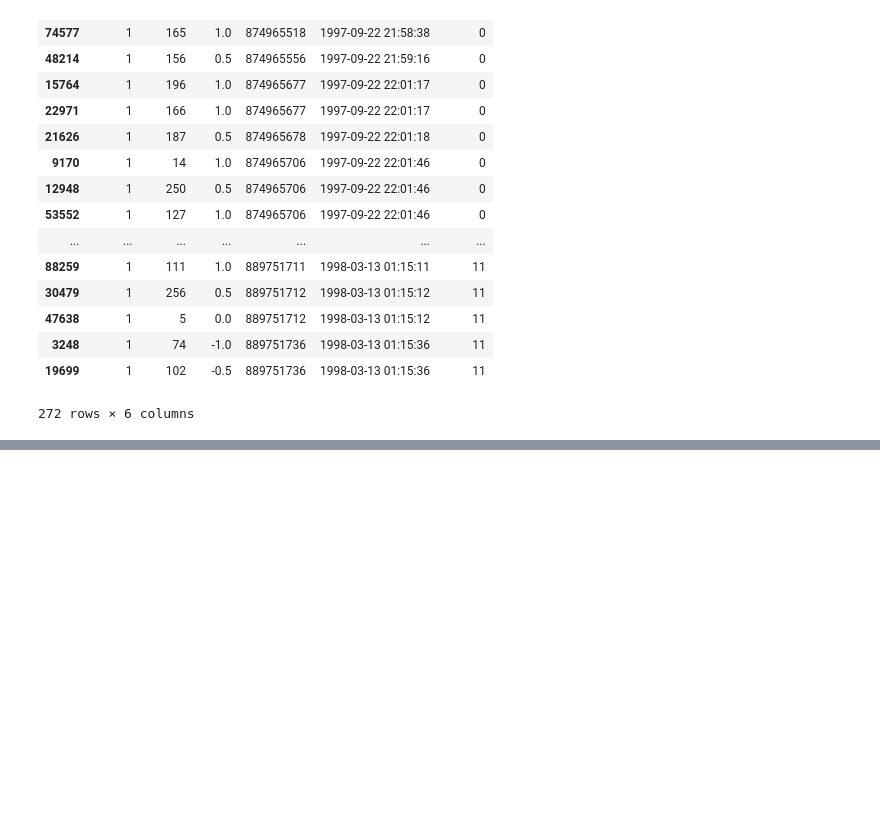
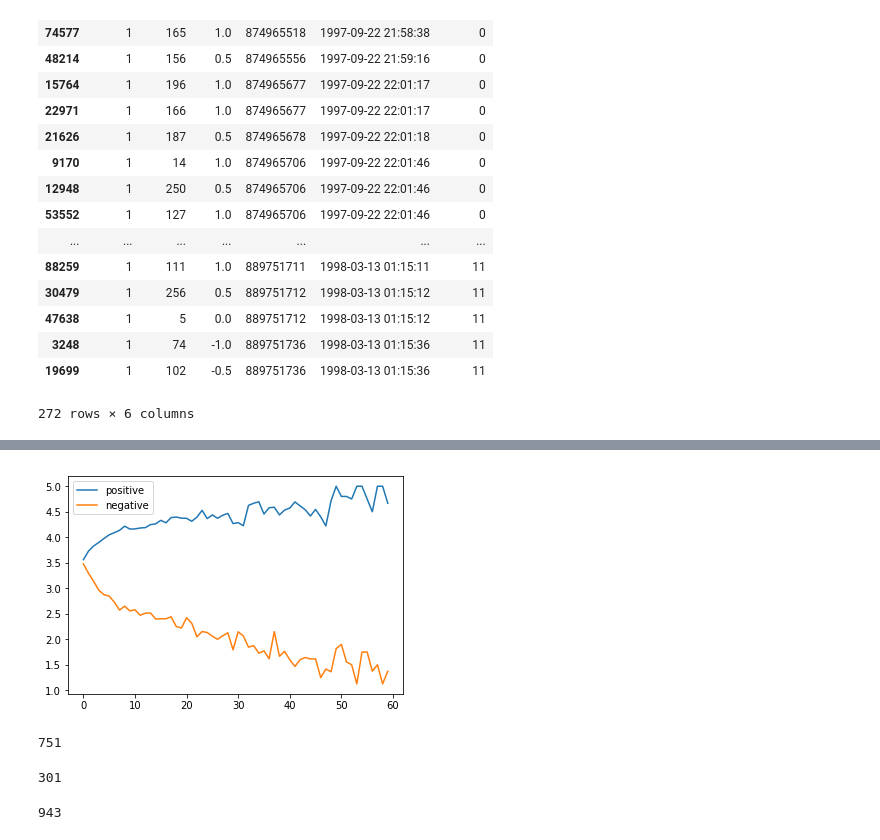
Before and after one commit to Dorozhko-Anton/rec_gym, a Jupyter notebook: 08-surprise-pmf-MovieLens.ipynb, the cells around one changed output, grey strips where cells are left out. Saved outputs shown, nothing was run; the diff lists cells and outputs as text; code cells hidden in the pictures; blank space fills up the shorter version.

```diff
--- a/08-surprise-pmf-MovieLens.ipynb
+++ b/08-surprise-pmf-MovieLens.ipynb
@@ -50,0 +59,40 @@ u1
+# %%
+from collections import defaultdict
+#  current_consecutive = { user : { 'pos' : , 'neg' : } }
+#  ratings_pos = { 'n_pos' : [ratings] }
+#  ratings_neg = { 'n_neg' : [ratings] }
+current_consecutive = {}
+rating_pos = defaultdict(list)
+rating_neg = defaultdict(list)
+
+for i, row in df.sort_values('timestamp').iterrows():
+    user_id = row['user_id']
+    item_id = row['item_id']
+    rating  = row['rating']
+    ispositive = row['rating'] > 3
+
+    if user_id not in current_consecutive:
+        current_consecutive[user_id] = {
+            'pos' : 0,
+            'neg' : 0,
+        }
+
+    user = current_consecutive[user_id]
+
+    if user['pos'] > 0:
+        rating_pos[user['pos']].append(rating)
+    if user['neg'] > 0:
+        rating_neg[user['neg']].append(rating)
+
+    if ispositive:
+        if user['pos'] > 0:
+            user['pos'] += 1
+        else:
+            user['pos'] = 1
+            user['neg'] = 0
+    else:
+        if user['neg'] > 0:
+            user['neg'] += 1
+        else:
+            user['neg'] = 1
+            user['pos'] = 0
@@ -50,0 +102,7 @@ u1
+# %%
+n = 60
+plt.plot([ np.mean(v) for k, v in rating_pos.items()][:n], label='positive')
+plt.plot([ np.mean(v) for k, v in rating_neg.items()][:n], label='negative')
+plt.legend();
+# %% [output]
+[figure, added]
@@ -50,0 +115,12 @@ u1
+# %%
+train.user_id.nunique()
+# %% [output]
+751
+# %%
+test.user_id.nunique()
+# %% [output]
+301
+# %%
+df.user_id.nunique()
+# %% [output]
+943
```
Also changed, not shown: parts of 52 cells of this notebook, 6 other files.
